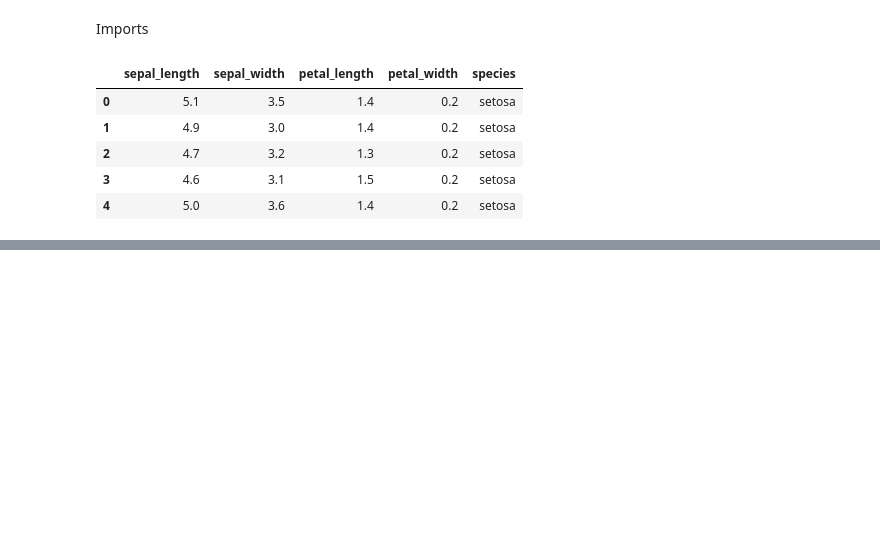
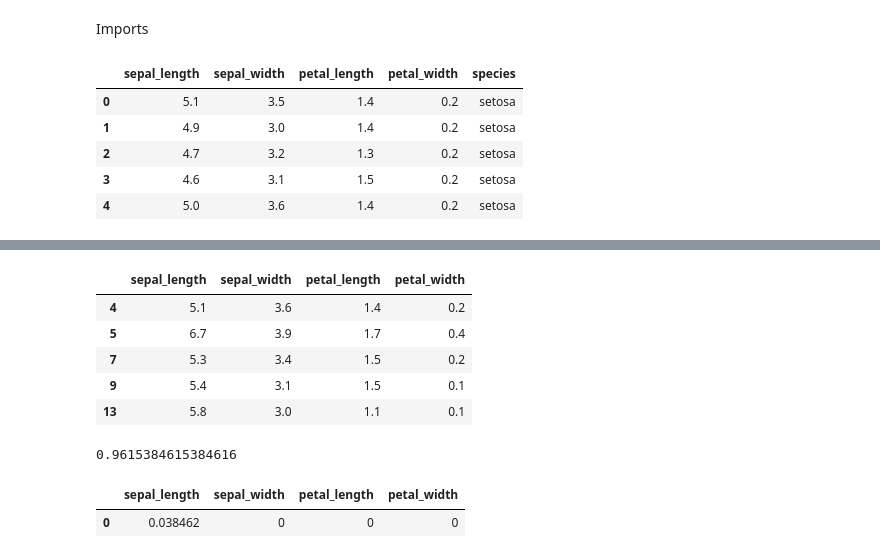
Before and after one commit to Novascone/Iris, a Jupyter notebook: Iris.ipynb, the cells around one changed output, grey strips where cells are left out. Drawn from its saved outputs; the diff is of its cells as text; code cells hidden in the pictures; blank space fills up the shorter version.

```diff
--- a/Iris.ipynb
+++ b/Iris.ipynb
@@ -35,0 +84,21 @@ len(train), len(valid)
+# %%
+test_SPL = test_x.copy()
+test_SPL['sepal_length'] = np.random.permutation(test_SPL['sepal_length'])
+test_SPL.head()
+# %% [output]
+|  | sepal_length | sepal_width | petal_length | petal_width |
+| 4 | 5.1 | 3.6 | 1.4 | 0.2 |
+| 5 | 6.7 | 3.9 | 1.7 | 0.4 |
+| 7 | 5.3 | 3.4 | 1.5 | 0.2 |
+| 9 | 5.4 | 3.1 | 1.5 | 0.1 |
+| 13 | 5.8 | 3.0 | 1.1 | 0.1 |
+# %%
+model.score(test_SPL,test_y)
+# %% [output]
+0.9615384615384616
+# %%
+feat_imp['sepal_length'] = std_score - model.score(test_SPL,test_y)
+feat_imp.head()
+# %% [output]
+|  | sepal_length | sepal_width | petal_length | petal_width |
+| 0 | 0.038462 | 0 | 0 | 0 |
```
Also changed, not shown: parts of 22 cells of this notebook.
